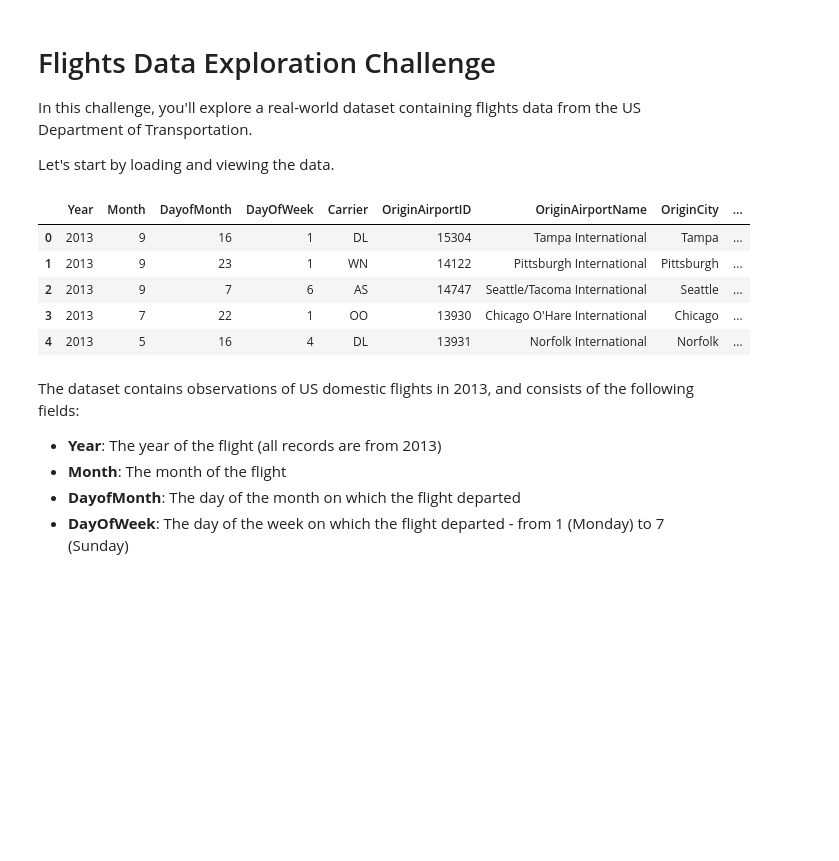
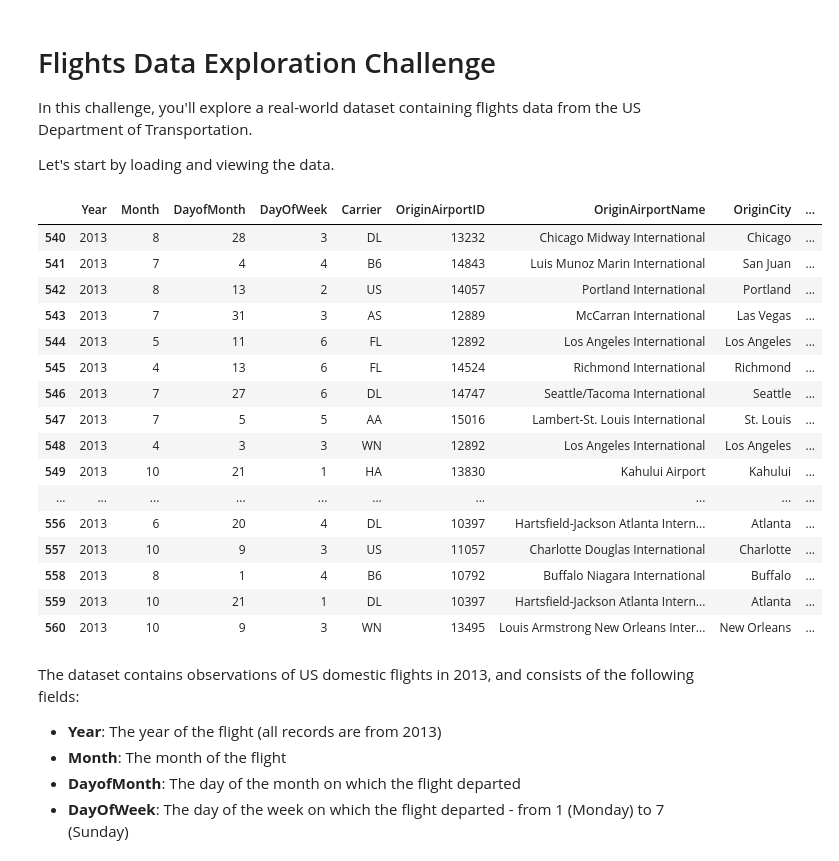
Before and after one commit to ElisendaGascon/ml-basics, a Jupyter notebook: challenges/01 - Flights Challenge.ipynb, the cells around one changed output. Cells and saved outputs as stored; diff of their text form; code cells hidden in the pictures; blank space fills up the shorter version.

```diff
--- a/challenges/01 - Flights Challenge.ipynb
+++ b/challenges/01 - Flights Challenge.ipynb
@@ -7,15 +7,27 @@ Let's start by loading and viewing the data.
 # %%
 import pandas as pd
 
 df_flights = pd.read_csv('data/flights.csv')
 df_flights.head()
+df_flights.loc[540:560]
 # %% [output]
 |  | Year | Month | DayofMonth | DayOfWeek | Carrier | OriginAirportID | OriginAirportName | OriginCity | ... |
-| 0 | 2013 | 9 | 16 | 1 | DL | 15304 | Tampa International | Tampa | ... |
-| 1 | 2013 | 9 | 23 | 1 | WN | 14122 | Pittsburgh International | Pittsburgh | ... |
-| 2 | 2013 | 9 | 7 | 6 | AS | 14747 | Seattle/Tacoma International | Seattle | ... |
-| 3 | 2013 | 7 | 22 | 1 | OO | 13930 | Chicago O'Hare International | Chicago | ... |
-| 4 | 2013 | 5 | 16 | 4 | DL | 13931 | Norfolk International | Norfolk | ... |
+| 540 | 2013 | 8 | 28 | 3 | DL | 13232 | Chicago Midway International | Chicago | ... |
+| 541 | 2013 | 7 | 4 | 4 | B6 | 14843 | Luis Munoz Marin International | San Juan | ... |
+| 542 | 2013 | 8 | 13 | 2 | US | 14057 | Portland International | Portland | ... |
+| 543 | 2013 | 7 | 31 | 3 | AS | 12889 | McCarran International | Las Vegas | ... |
+| 544 | 2013 | 5 | 11 | 6 | FL | 12892 | Los Angeles International | Los Angeles | ... |
+| 545 | 2013 | 4 | 13 | 6 | FL | 14524 | Richmond International | Richmond | ... |
+| 546 | 2013 | 7 | 27 | 6 | DL | 14747 | Seattle/Tacoma International | Seattle | ... |
+| 547 | 2013 | 7 | 5 | 5 | AA | 15016 | Lambert-St. Louis International | St. Louis | ... |
+| 548 | 2013 | 4 | 3 | 3 | WN | 12892 | Los Angeles International | Los Angeles | ... |
+| 549 | 2013 | 10 | 21 | 1 | HA | 13830 | Kahului Airport | Kahului | ... |
+| ... | ... | ... | ... | ... | ... | ... | ... | ... | ... |
+| 556 | 2013 | 6 | 20 | 4 | DL | 10397 | Hartsfield-Jackson Atlanta Intern... | Atlanta | ... |
+| 557 | 2013 | 10 | 9 | 3 | US | 11057 | Charlotte Douglas International | Charlotte | ... |
+| 558 | 2013 | 8 | 1 | 4 | B6 | 10792 | Buffalo Niagara International | Buffalo | ... |
+| 559 | 2013 | 10 | 21 | 1 | DL | 10397 | Hartsfield-Jackson Atlanta Intern... | Atlanta | ... |
+| 560 | 2013 | 10 | 9 | 3 | WN | 13495 | Louis Armstrong New Orleans Inter... | New Orleans | ... |
 # %% [markdown]
 The dataset contains observations of US domestic flights in 2013, and consists of the following fields:
 
```
Also changed, not shown: parts of 34 cells of this notebook.
